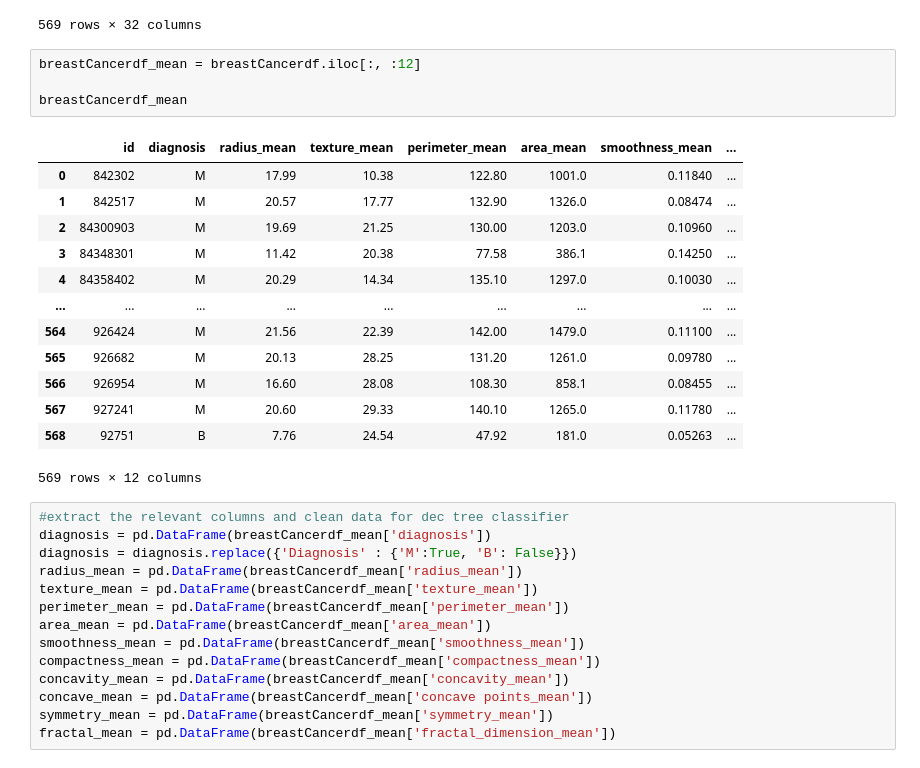
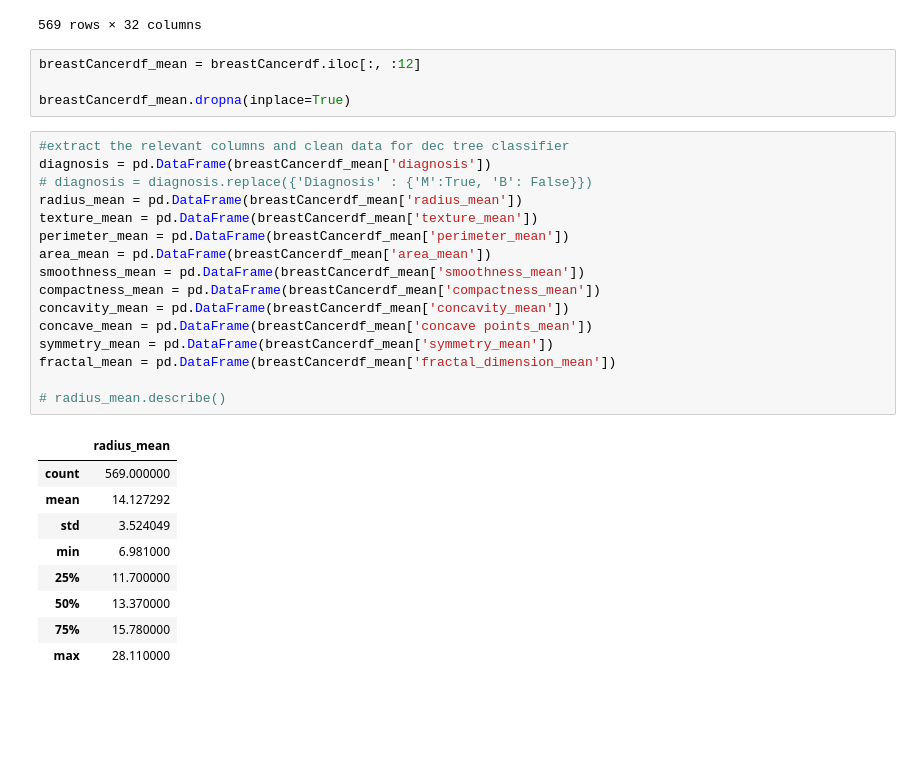
Before and after one commit to minghancmh/breastCancerPredictiveModel, a Jupyter notebook: breastCancer.ipynb, the cells around one changed output. Drawn from its saved outputs; the diff is of its cells as text; blank space fills up the shorter version.

```diff
--- a/breastCancer.ipynb
+++ b/breastCancer.ipynb
@@ -60,32 +61,30 @@ breastCancerdf.drop(columns='Unnamed: 32')
 # %%
 breastCancerdf_mean = breastCancerdf.iloc[:, :12]
 
-breastCancerdf_mean
+breastCancerdf_mean.dropna(inplace=True)
-# %% [output]
-|  | id | diagnosis | radius_mean | texture_mean | perimeter_mean | area_mean | smoothness_mean | ... |
-| 0 | 842302 | M | 17.99 | 10.38 | 122.80 | 1001.0 | 0.11840 | ... |
-| 1 | 842517 | M | 20.57 | 17.77 | 132.90 | 1326.0 | 0.08474 | ... |
-| 2 | 84300903 | M | 19.69 | 21.25 | 130.00 | 1203.0 | 0.10960 | ... |
-| 3 | 84348301 | M | 11.42 | 20.38 | 77.58 | 386.1 | 0.14250 | ... |
-| 4 | 84358402 | M | 20.29 | 14.34 | 135.10 | 1297.0 | 0.10030 | ... |
-| ... | ... | ... | ... | ... | ... | ... | ... | ... |
-| 564 | 926424 | M | 21.56 | 22.39 | 142.00 | 1479.0 | 0.11100 | ... |
-| 565 | 926682 | M | 20.13 | 28.25 | 131.20 | 1261.0 | 0.09780 | ... |
-| 566 | 926954 | M | 16.60 | 28.08 | 108.30 | 858.1 | 0.08455 | ... |
-| 567 | 927241 | M | 20.60 | 29.33 | 140.10 | 1265.0 | 0.11780 | ... |
-| 568 | 92751 | B | 7.76 | 24.54 | 47.92 | 181.0 | 0.05263 | ... |
-569 rows × 12 columns
 # %%
 #extract the relevant columns and clean data for dec tree classifier
 diagnosis = pd.DataFrame(breastCancerdf_mean['diagnosis'])
-diagnosis = diagnosis.replace({'Diagnosis' : {'M':True, 'B': False}})
+# diagnosis = diagnosis.replace({'Diagnosis' : {'M':True, 'B': False}})
 radius_mean = pd.DataFrame(breastCancerdf_mean['radius_mean'])
 texture_mean = pd.DataFrame(breastCancerdf_mean['texture_mean'])
 perimeter_mean = pd.DataFrame(breastCancerdf_mean['perimeter_mean'])
 area_mean = pd.DataFrame(breastCancerdf_mean['area_mean'])
 smoothness_mean = pd.DataFrame(breastCancerdf_mean['smoothness_mean'])
 compactness_mean = pd.DataFrame(breastCancerdf_mean['compactness_mean'])
 concavity_mean = pd.DataFrame(breastCancerdf_mean['concavity_mean'])
 concave_mean = pd.DataFrame(breastCancerdf_mean['concave points_mean'])
 symmetry_mean = pd.DataFrame(breastCancerdf_mean['symmetry_mean'])
 fractal_mean = pd.DataFrame(breastCancerdf_mean['fractal_dimension_mean'])
+
+# radius_mean.describe()
+# %% [output]
+|  | radius_mean |
+| count | 569.000000 |
+| mean | 14.127292 |
+| std | 3.524049 |
+| min | 6.981000 |
+| 25% | 11.700000 |
+| 50% | 13.370000 |
+| 75% | 15.780000 |
+| max | 28.110000 |
```
Also changed, not shown: parts of 9 cells of this notebook.
